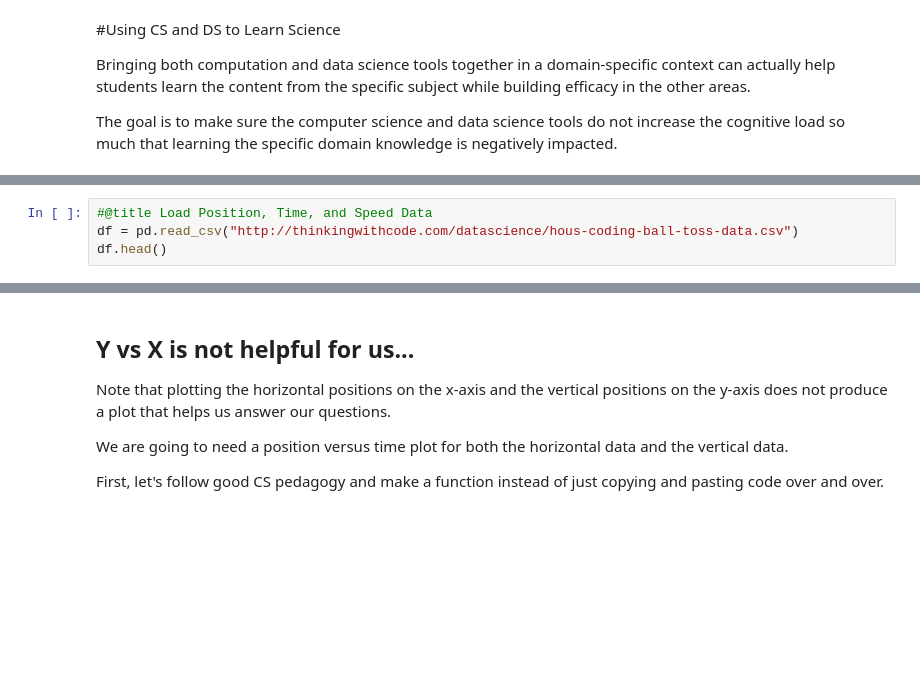
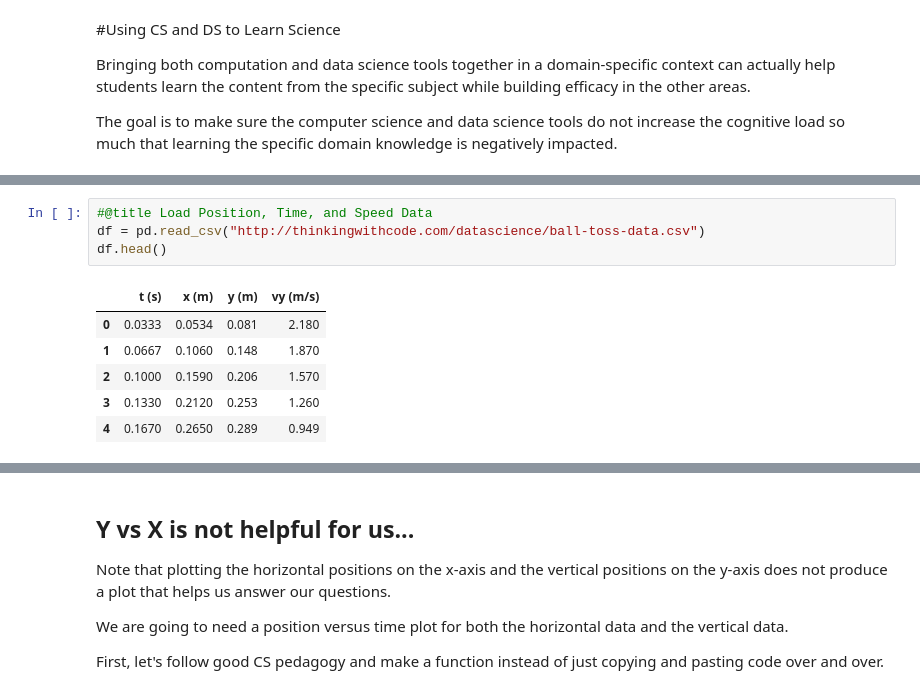
Before and after one commit to jimmynewland/colabnotebooks, a Jupyter notebook: Ball_Toss_Data_Investigation.ipynb, the cells around one changed output, grey strips where cells are left out. Drawn from its saved outputs; the diff is of its cells as text; blank space fills up the shorter version.

```diff
--- a/Ball_Toss_Data_Investigation.ipynb
+++ b/Ball_Toss_Data_Investigation.ipynb
@@ -39,7 +53,14 @@ Our questions:
 # %%
 #@title Load Position, Time, and Speed Data
-df = pd.read_csv("http://thinkingwithcode.com/datascience/hous-coding-ball-toss-data.csv")
+df = pd.read_csv("http://thinkingwithcode.com/datascience/ball-toss-data.csv")
 df.head()
+# %% [output]
+|  | t (s) | x (m) | y (m) | vy (m/s) |
+| 0 | 0.0333 | 0.0534 | 0.081 | 2.180 |
+| 1 | 0.0667 | 0.1060 | 0.148 | 1.870 |
+| 2 | 0.1000 | 0.1590 | 0.206 | 1.570 |
+| 3 | 0.1330 | 0.2120 | 0.253 | 1.260 |
+| 4 | 0.1670 | 0.2650 | 0.289 | 0.949 |
 # %%
 #@title Plot the Horizontal Position vs Vertical Position
 x_axis = df['x (m)']
```
Also changed, not shown: parts of 11 cells of this notebook.
